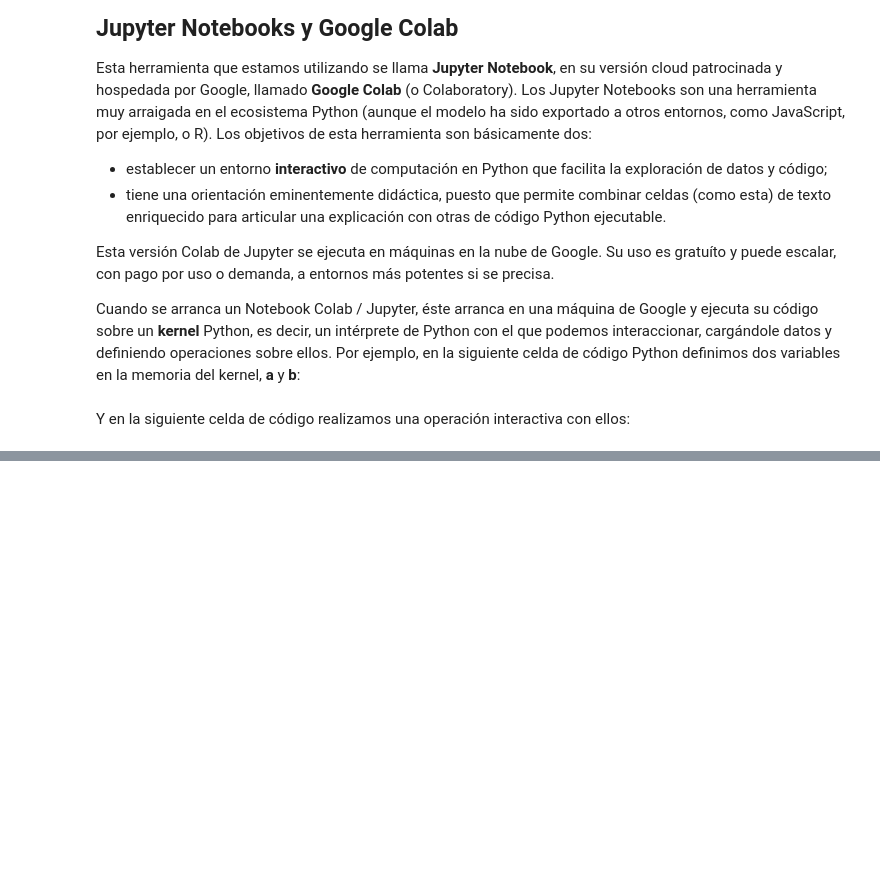
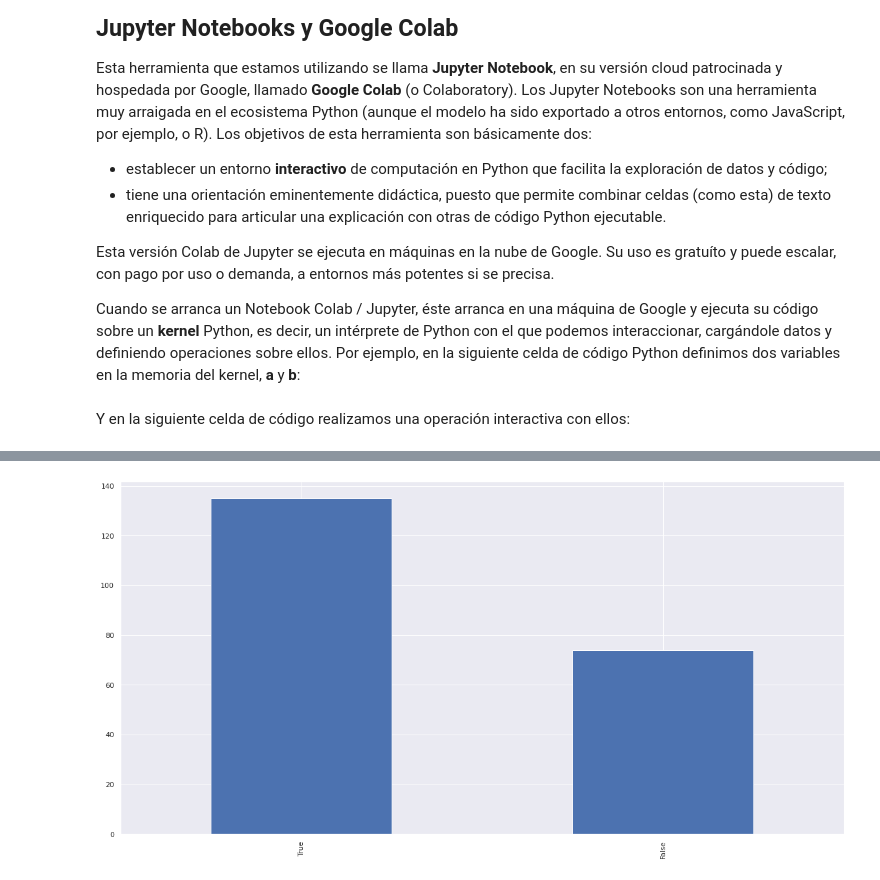
Before and after one commit to malkab/turismo_geo_ml, a Jupyter notebook: notebook.ipynb, the cells around one changed output, grey strips where cells are left out. Saved outputs shown, nothing was run; the diff lists cells and outputs as text; code cells hidden in the pictures; blank space fills up the shorter version.

```diff
--- a/notebook.ipynb
+++ b/notebook.ipynb
@@ -33,0 +131,4 @@ Sin embargo, como el objetivo de la sesión es metodológico y no técnico, evit
+# %%
+turismoml.histogramaDiscretas(encuestas["cultural"])
+# %% [output]
+[figure, added]
```
Also changed, not shown: parts of 34 cells of this notebook, 6 other files.
